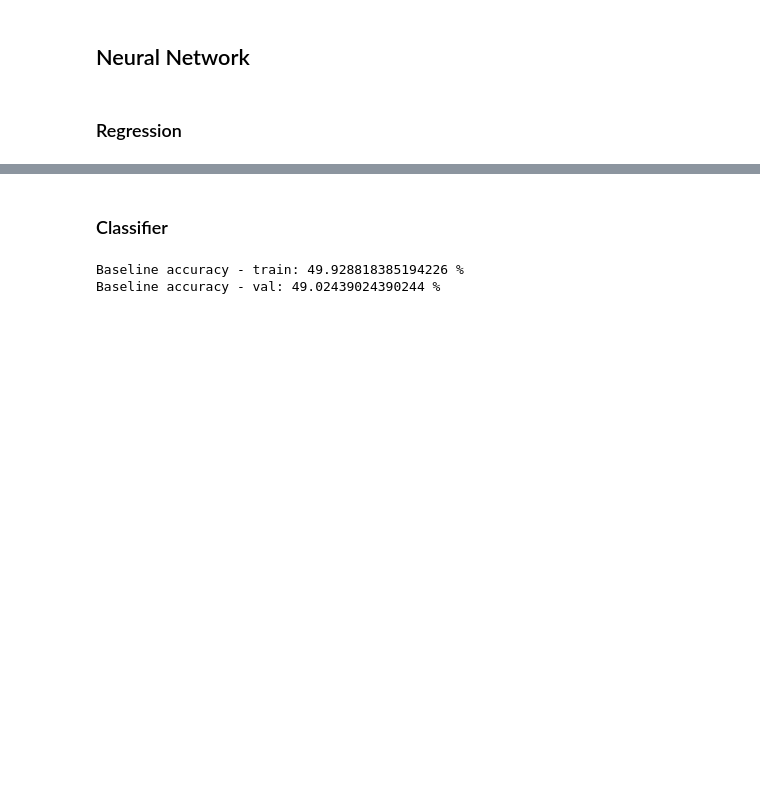
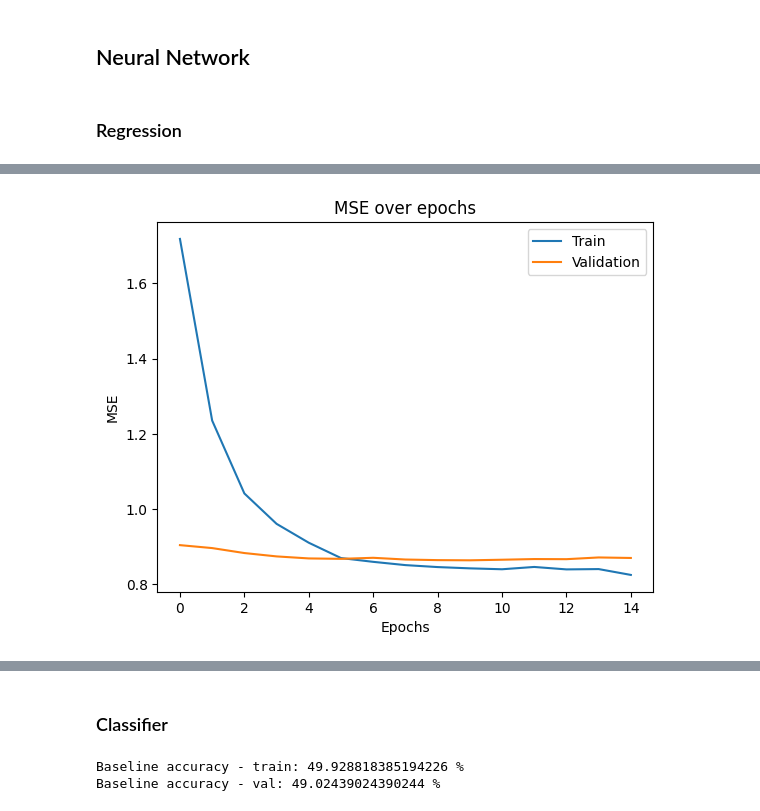
Before and after one commit to dliang5299/MIDS-207-Final-Project, a Jupyter notebook: Model_Testing.ipynb, the cells around one changed output, grey strips where cells are left out. Cells and saved outputs as stored; diff of their text form; code cells hidden in the pictures; blank space fills up the shorter version.

Commit message:
Updates to training

```diff
--- a/Model_Testing.ipynb
+++ b/Model_Testing.ipynb
@@ -174,21 +176,23 @@ Random Forest Val Mean Squared Error: 0.8710501849952723
 # %%
-# # Create the model with the best hyperparameters
-# best_params = {'units1': int(best['units1']),
-#                'units2': int(best['units2']),
-#                'activation': ['relu', 'tanh'][int(best['activation'])],
-#                'dropout': best['dropout'],
-#                'lr': best['lr']}
-# best_model = create_model(best_params)
-# best_model_fit = best_model.fit(X_train, y_train, epochs=15, batch_size=32,
-#                                 verbose=0, validation_data=(X_val, y_val))
+# Create the model with the best hyperparameters
+best_params = {'units1': int(best['units1']),
+               'units2': int(best['units2']),
+               'activation': ['relu', 'tanh'][int(best['activation'])],
+               'dropout': best['dropout'],
+               'lr': best['lr']}
+best_model = create_model(best_params)
+best_model_fit = best_model.fit(X_train, y_train, epochs=15, batch_size=32,
+                                verbose=0, validation_data=(X_val, y_val))
 # %%
-# # Plot training performance
-# fig, ax = plt.subplots()
-# ax.plot(best_model_fit.history['loss'])
-# ax.plot(best_model_fit.history['val_loss'])
-# ax.set_title('MSE over epochs')
-# ax.set_xlabel('Epochs')
-# ax.set_ylabel('MSE')
-# ax.legend(['Train', 'Validation'], fontsize=10)
-# plt.show()
+# Plot training performance
+fig, ax = plt.subplots()
+ax.plot(best_model_fit.history['loss'])
+ax.plot(best_model_fit.history['val_loss'])
+ax.set_title('MSE over epochs')
+ax.set_xlabel('Epochs')
+ax.set_ylabel('MSE')
+ax.legend(['Train', 'Validation'], fontsize=10)
+plt.show()
+# %% [output]
+[figure, added]
 # %%
```
Also changed, not shown: parts of 17 cells of this notebook.
